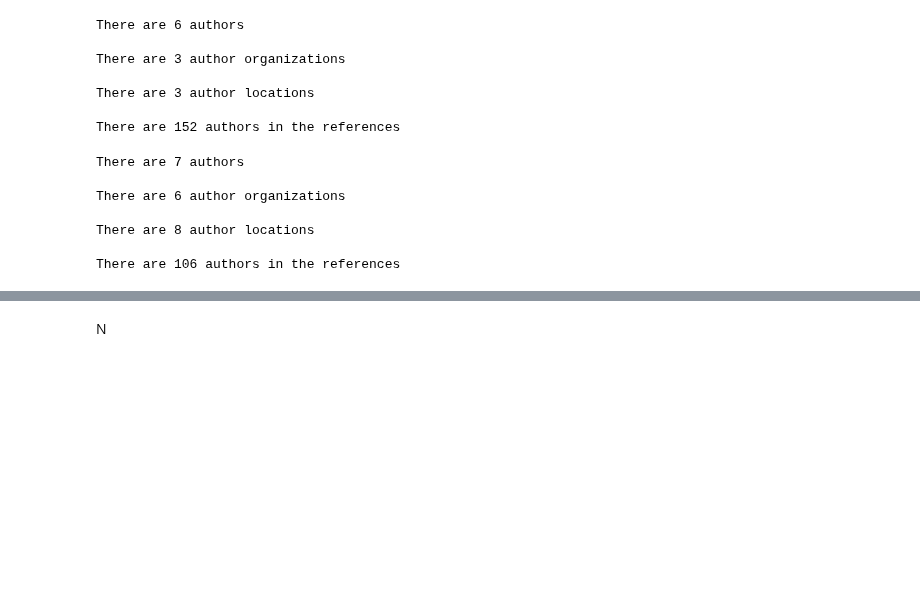
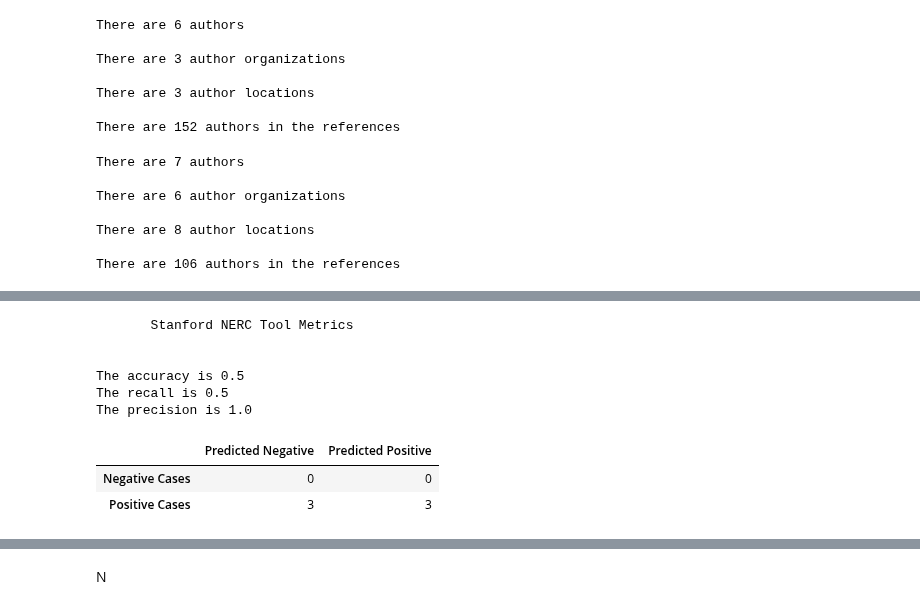
Before and after one commit to linwoodc3/LC3-Creations, a Jupyter notebook: DDL/namedentityblog/blogdraft.ipynb, the cells around one changed output, grey strips where cells are left out. Saved outputs shown, nothing was run; the diff lists cells and outputs as text; code cells hidden in the pictures; blank space fills up the shorter version.

```diff
--- a/DDL/namedentityblog/blogdraft.ipynb
+++ b/DDL/namedentityblog/blogdraft.ipynb
@@ -749,0 +762,19 @@ Common persons in each list (These are the entities that matched exactly!)
+# %%
+print
+print
+str = "Stanford NERC Tool Metrics"
+
+print str.center(40, ' ')
+print
+print
+metrics(p19pdf_authors, stan_p19ents['top']['persons'])
+# %% [output]
+       Stanford NERC Tool Metrics
+
+
+The accuracy is 0.5
+The recall is 0.5
+The precision is 1.0
+|  | Predicted Negative | Predicted Positive |
+| Negative Cases | 0 | 0 |
+| Positive Cases | 3 | 3 |
```
Also changed, not shown: parts of 62 cells of this notebook.
